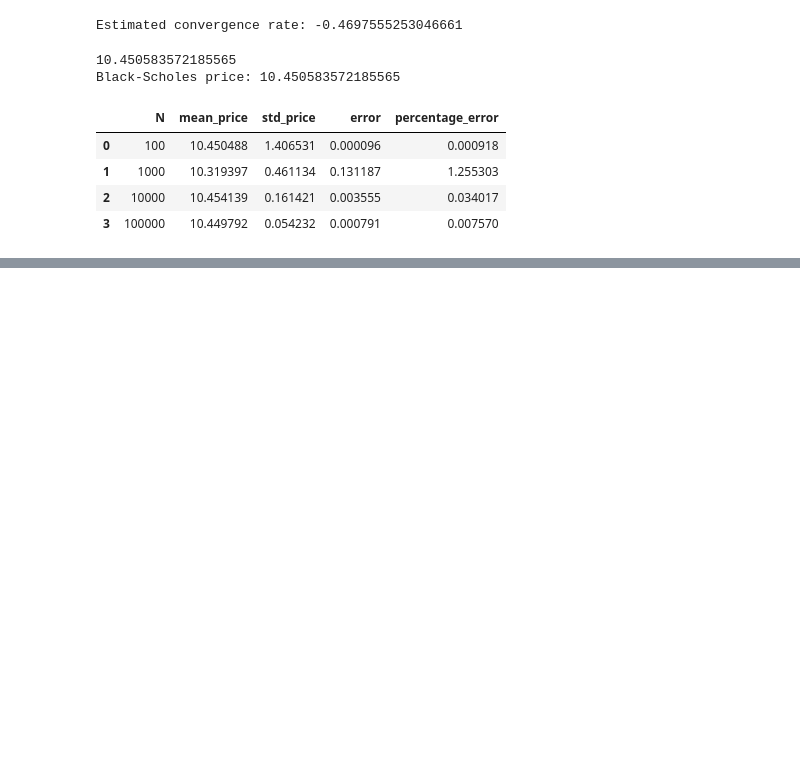
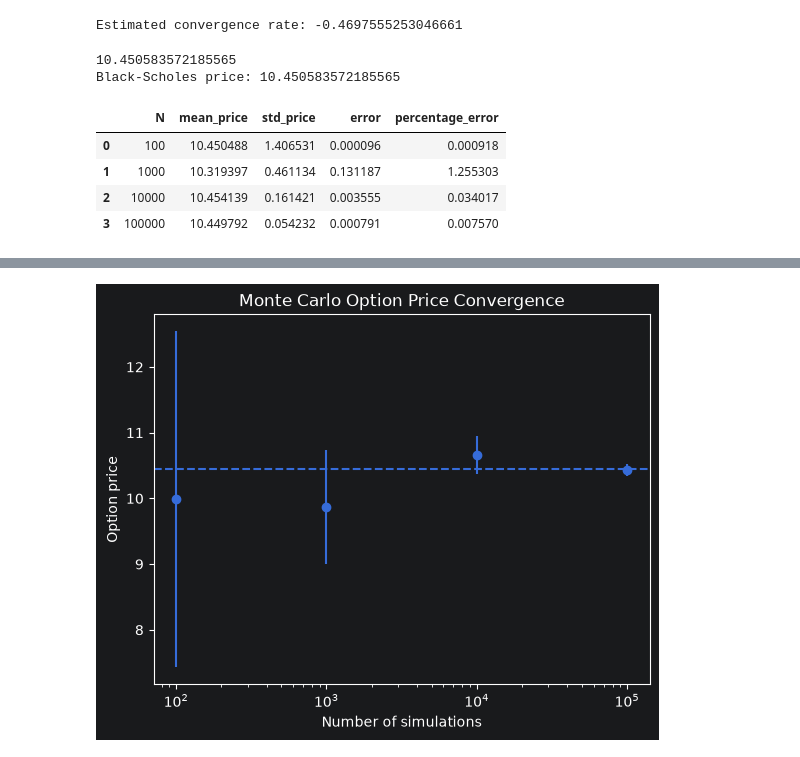
Before and after one commit to phil-C067/M-C-Option-Pricer, a Jupyter notebook: notebooks/01_convergence.ipynb, the cells around one changed output, grey strips where cells are left out. Drawn from its saved outputs; the diff is of its cells as text; code cells hidden in the pictures; blank space fills up the shorter version.

Commit message:
Added Confidence Intervals

```diff
--- a/notebooks/01_convergence.ipynb
+++ b/notebooks/01_convergence.ipynb
@@ -79,3 +79,23 @@ df
 | 1 | 1000 | 10.319397 | 0.461134 | 0.131187 | 1.255303 |
 | 2 | 10000 | 10.454139 | 0.161421 | 0.003555 | 0.034017 |
 | 3 | 100000 | 10.449792 | 0.054232 | 0.000791 | 0.007570 |
+# %%
+results_ci = []
+for N in [100,1000,10000,100000]:
+    Z=np.random.normal(0,1,N)
+    ST=S_0*np.exp((r-(sigma**2)/2)*T+sigma*np.sqrt(T)*Z)
+    payoff=np.maximum(0,ST-K)
+    payoff_mean=np.mean(payoff)
+    payoff_std=np.std(payoff,ddof=1)
+    prices=payoff_mean*np.exp(-r*T)
+    standard_error = np.exp(-r * T) * payoff_std / np.sqrt(N)
+    lower = prices - 1.96 * standard_error
+    upper = prices + 1.96 * standard_error
+    print(N,prices,standard_error,lower,upper)
+    results_ci.append({
+        "N": N,
+        "monte_carlo_price": prices,
+        "standard_error": standard_error,
+        "lower_confidence_interval": lower,
+        "upper_confidence_interval": upper
+    })
@@ -81,0 +107,3 @@ df
+# %%
+df_ci = pd.DataFrame(results_ci)
+df_ci
@@ -81,0 +116,17 @@ df
+# %%
+plt.errorbar(
+    df_ci["N"],
+    df_ci["monte_carlo_price"],
+    yerr=1.96 * df_ci["standard_error"],
+    fmt="o"
+)
+
+plt.axhline(bs_price, linestyle="--")
+
+plt.xscale("log")
+plt.xlabel("Number of simulations")
+plt.ylabel("Option price")
+plt.title("Monte Carlo Option Price Convergence")
+plt.show()
+# %% [output]
+[figure, added]
```
Also changed, not shown: parts of 2 cells of this notebook.
